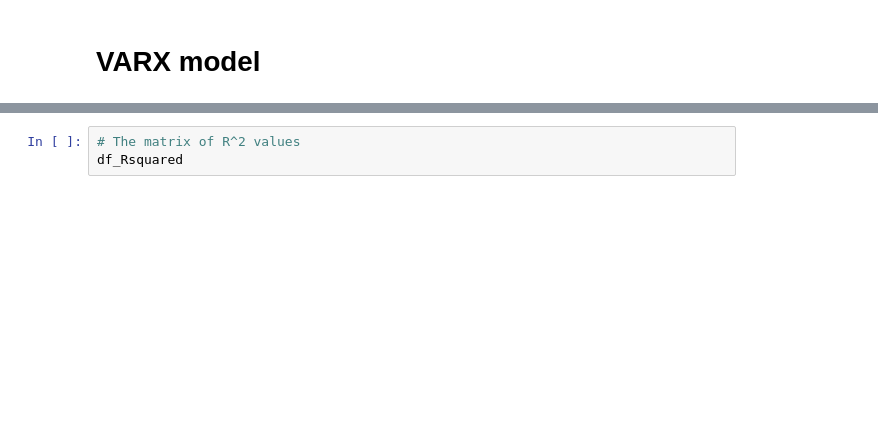
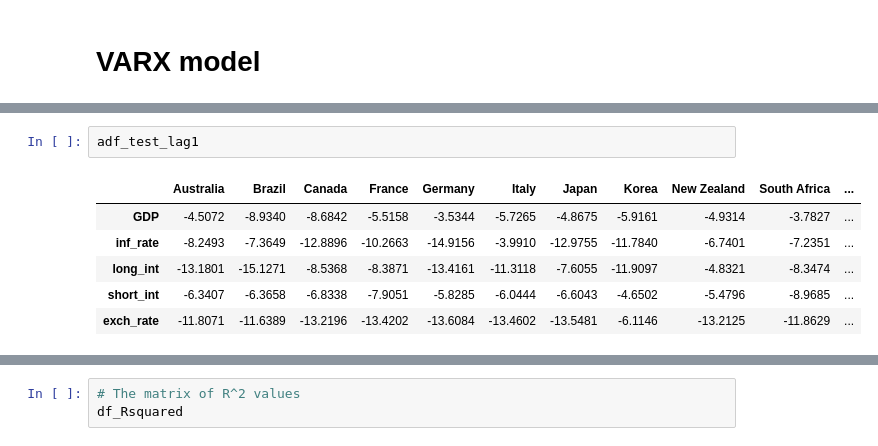
Before and after one commit to JochemvdBosch/GVAR_modeling, a Jupyter notebook: GVAR_code.ipynb, the cells around one changed output, grey strips where cells are left out. Drawn from its saved outputs; the diff is of its cells as text; blank space fills up the shorter version.

```diff
--- a/GVAR_code.ipynb
+++ b/GVAR_code.ipynb
@@ -157,0 +276,9 @@ for i in range(len(variable_list)):
+# %%
+adf_test_lag1
+# %% [output]
+|  | Australia | Brazil | Canada | France | Germany | Italy | Japan | Korea | New Zealand | South Africa | ... |
+| GDP | -4.5072 | -8.9340 | -8.6842 | -5.5158 | -3.5344 | -5.7265 | -4.8675 | -5.9161 | -4.9314 | -3.7827 | ... |
+| inf_rate | -8.2493 | -7.3649 | -12.8896 | -10.2663 | -14.9156 | -3.9910 | -12.9755 | -11.7840 | -6.7401 | -7.2351 | ... |
+| long_int | -13.1801 | -15.1271 | -8.5368 | -8.3871 | -13.4161 | -11.3118 | -7.6055 | -11.9097 | -4.8321 | -8.3474 | ... |
+| short_int | -6.3407 | -6.3658 | -6.8338 | -7.9051 | -5.8285 | -6.0444 | -6.6043 | -4.6502 | -5.4796 | -8.9685 | ... |
+| exch_rate | -11.8071 | -11.6389 | -13.2196 | -13.4202 | -13.6084 | -13.4602 | -13.5481 | -6.1146 | -13.2125 | -11.8629 | ... |
```
Also changed, not shown: parts of 16 cells of this notebook.
